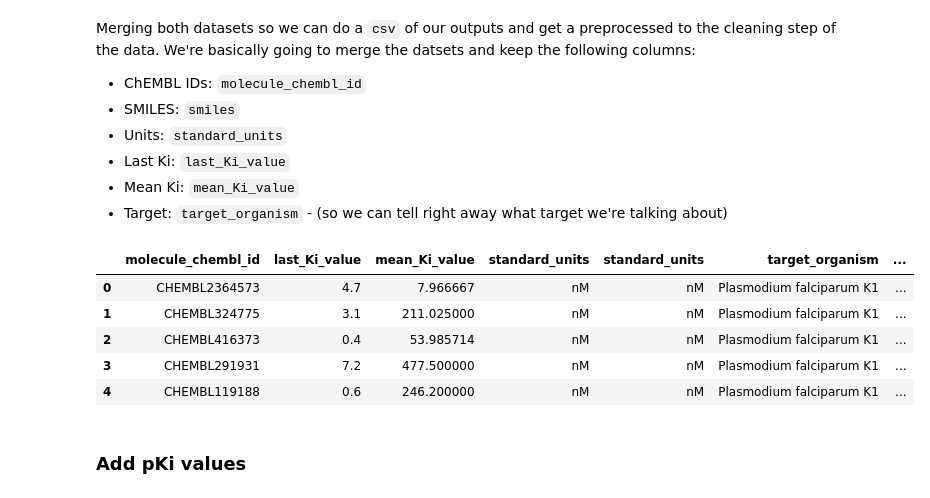
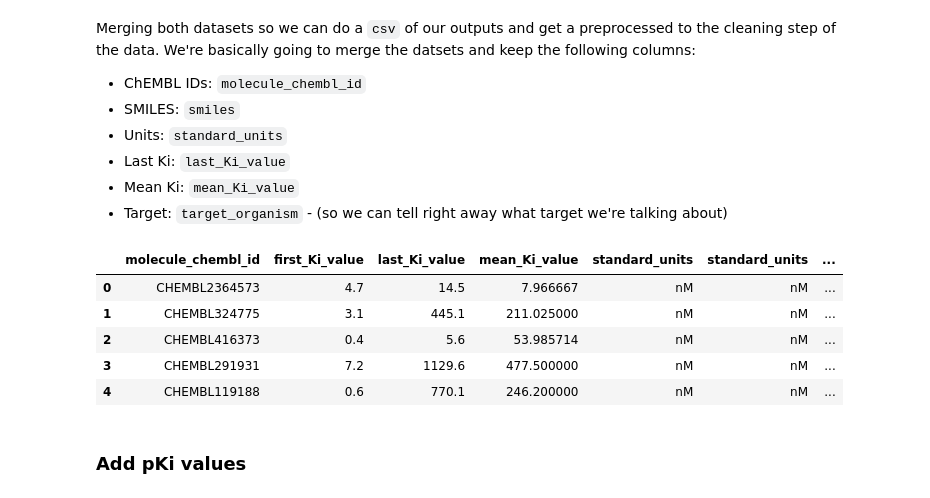
Before and after one commit to luxirio/masters, a Jupyter notebook: datasets/raw/chembl_pfalciparum_fetchdata.ipynb, the cells around one changed output. Saved outputs shown, nothing was run; the diff lists cells and outputs as text; code cells hidden in the pictures.

```diff
--- a/datasets/raw/chembl_pfalciparum_fetchdata.ipynb
+++ b/datasets/raw/chembl_pfalciparum_fetchdata.ipynb
@@ -263,3 +295,9 @@ bioactivites_mean_df
 | 143 | CHEMBL95783 | 18828.571429 |
 | 144 | CHEMBL97598 | 1171.428571 |
 145 rows × 2 columns
+# %%
+
+bioactivities_last = bioactivities_plasmodium_df[['molecule_chembl_id', 'standard_value']]
+bioactivities_last.drop_duplicates('molecule_chembl_id', keep='last', inplace=True)
+bioactivities_last.rename(columns={"standard_value": "last_standard_value"}, inplace=True)
+bioactivities_last
@@ -274,6 +334,8 @@ print(bioactivities_plasmodium_df.shape[0])
 We can then merge the two datasets by keeping also the mean using the `pd.merge` pandas function using `molecule_chembl_id` as our key:
 # %%
 merged_bioactivities_plasmodium = pd.merge(bioactivities_plasmodium_df, bioactivites_mean_df, how="left", on="molecule_chembl_id")
+merged_bioactivities_plasmodium = pd.merge(merged_bioactivities_plasmodium, bioactivities_last, how="left", on="molecule_chembl_id")
+
 merged_bioactivities_plasmodium
 # %% [output]
 |  | activity_id | assay_chembl_id | assay_description | assay_type | molecule_chembl_id | relation | ... |
@@ -304,7 +366,7 @@ merged_bioactivities_plasmodium.head(3)
 # %% [markdown]
 #### 6. Renaming and reordering the columns
 # %%
-merged_bioactivities_plasmodium.rename(columns={'standard_value': 'last_Ki_value', 'mean_standard_value': 'mean_Ki_value'}, inplace=True)
+merged_bioactivities_plasmodium.rename(columns={'standard_value': 'first_Ki_value', 'mean_standard_value': 'mean_Ki_value', 'last_standard_value': 'last_Ki_value'}, inplace=True)
 merged_bioactivities_plasmodium.head(3)
 # %% [output]
 |  | activity_id | assay_chembl_id | assay_description | assay_type | molecule_chembl_id | relation | ... |
@@ -312,7 +374,7 @@ merged_bioactivities_plasmodium.head(3)
 | 1 | 187525 | CHEMBL821379 | Inhibitory activity against wild-... | B | CHEMBL324775 | = | ... |
 | 2 | 188709 | CHEMBL821379 | Inhibitory activity against wild-... | B | CHEMBL416373 | = | ... |
 # %%
-merged_bioactivities_plasmodium = merged_bioactivities_plasmodium[['activity_id', 'assay_chembl_id', 'assay_description', 'assay_type', 'molecule_chembl_id', 'relation', 'last_Ki_value', 'mean_Ki_value', 'standard_units', 'standard_units', 'target_chembl_id', 'target_organism']]
+merged_bioactivities_plasmodium = merged_bioactivities_plasmodium[['activity_id', 'assay_chembl_id', 'assay_description', 'assay_type', 'molecule_chembl_id', 'relation', 'first_Ki_value','last_Ki_value', 'mean_Ki_value', 'standard_units', 'standard_units', 'target_chembl_id', 'target_organism']]
 # %%
 result = merged_bioactivities_plasmodium.shape[0]
 print(result)
@@ -442,19 +504,19 @@ Merging both datasets so we can do a `csv` of our outputs and get a preprocessed
 # %%
 # Merging both datasets
 plasmodium_chembl_output_df = pd.merge(
-    merged_bioactivities_plasmodium[['molecule_chembl_id', 'last_Ki_value', 'mean_Ki_value', 'standard_units', 'target_organism']],
+    merged_bioactivities_plasmodium[['molecule_chembl_id', 'first_Ki_value','last_Ki_value', 'mean_Ki_value', 'standard_units', 'target_organism']],
     compounds_df,
     on='molecule_chembl_id'
 )
 
 plasmodium_chembl_output_df.head()
 # %% [output]
-|  | molecule_chembl_id | last_Ki_value | mean_Ki_value | standard_units | standard_units | target_organism | ... |
-| 0 | CHEMBL2364573 | 4.7 | 7.966667 | nM | nM | Plasmodium falciparum K1 | ... |
-| 1 | CHEMBL324775 | 3.1 | 211.025000 | nM | nM | Plasmodium falciparum K1 | ... |
-| 2 | CHEMBL416373 | 0.4 | 53.985714 | nM | nM | Plasmodium falciparum K1 | ... |
-| 3 | CHEMBL291931 | 7.2 | 477.500000 | nM | nM | Plasmodium falciparum K1 | ... |
-| 4 | CHEMBL119188 | 0.6 | 246.200000 | nM | nM | Plasmodium falciparum K1 | ... |
+|  | molecule_chembl_id | first_Ki_value | last_Ki_value | mean_Ki_value | standard_units | standard_units | ... |
+| 0 | CHEMBL2364573 | 4.7 | 14.5 | 7.966667 | nM | nM | ... |
+| 1 | CHEMBL324775 | 3.1 | 445.1 | 211.025000 | nM | nM | ... |
+| 2 | CHEMBL416373 | 0.4 | 5.6 | 53.985714 | nM | nM | ... |
+| 3 | CHEMBL291931 | 7.2 | 1129.6 | 477.500000 | nM | nM | ... |
+| 4 | CHEMBL119188 | 0.6 | 770.1 | 246.200000 | nM | nM | ... |
 # %% [markdown]
 ### Add pKi values
 # %% [markdown]
```
Also changed, not shown: parts of 18 cells of this notebook, 7 other files.
